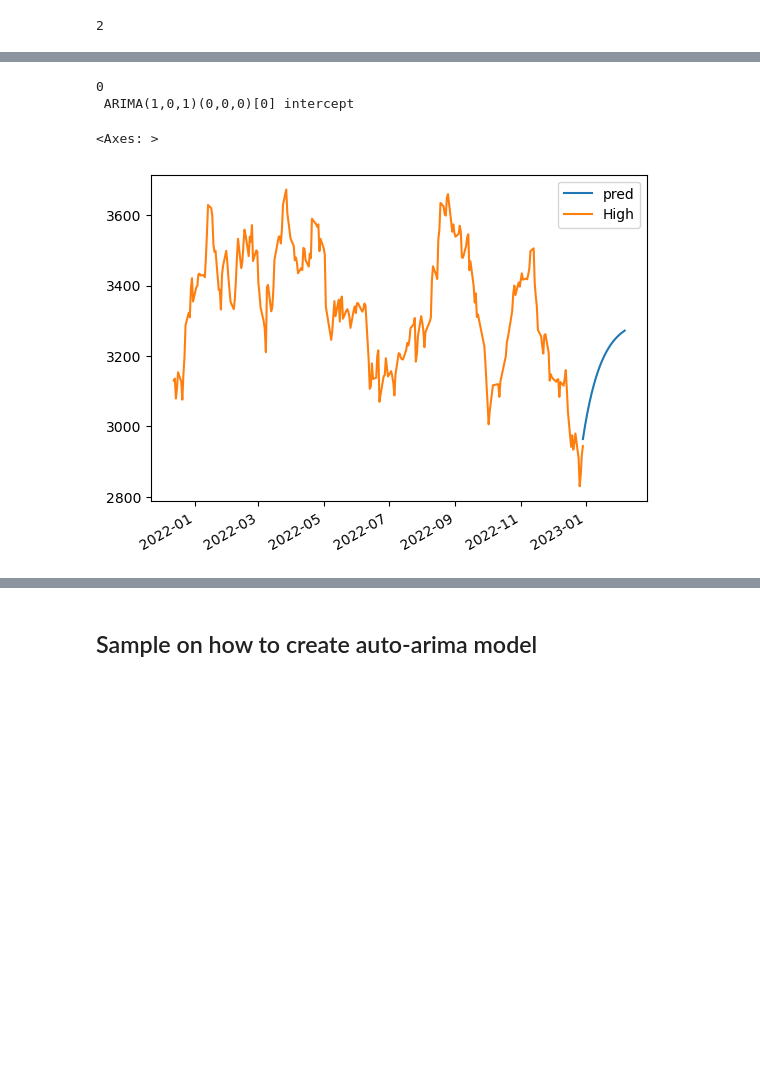
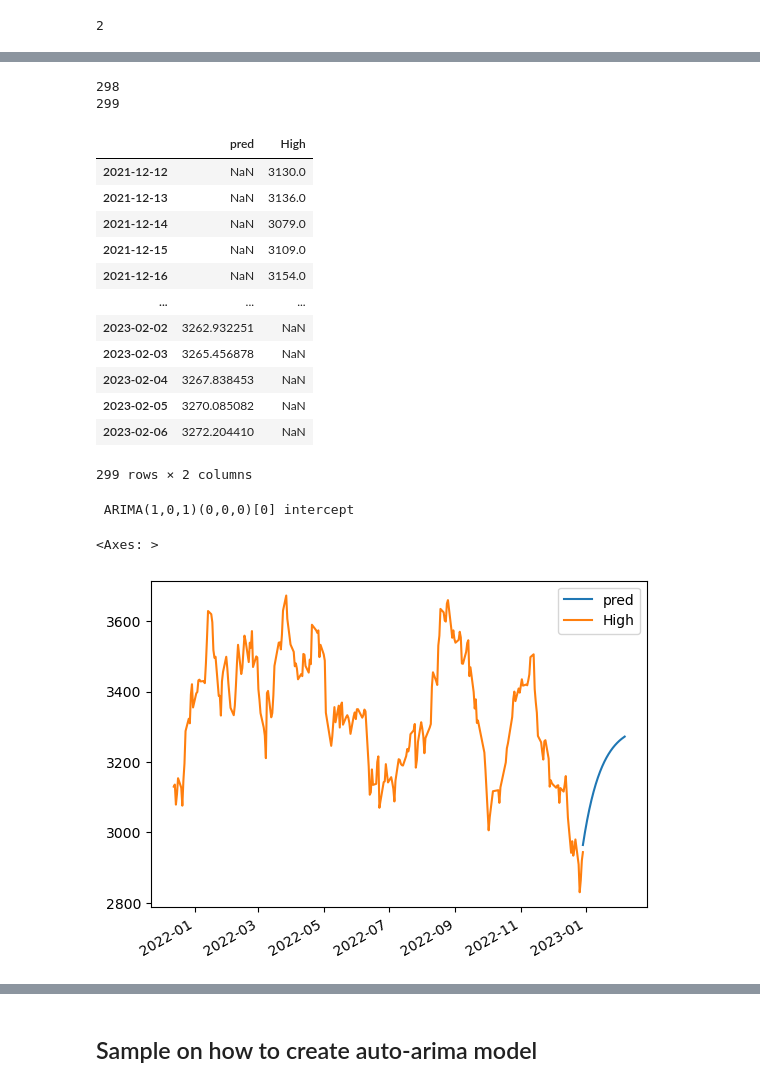
Before and after one commit to barakdiker123/nbdev_second_project, a Jupyter notebook: nbs/00_core.ipynb, the cells around one changed output, grey strips where cells are left out. Drawn from its saved outputs; the diff is of its cells as text; code cells hidden in the pictures; blank space fills up the shorter version.

```diff
--- a/nbs/00_core.ipynb
+++ b/nbs/00_core.ipynb
@@ -81,13 +81,13 @@ def create_auto_arima_prediction(series_data, prediction_depth=30):
     df_train = df_train['High']
     df_test = df_test['High']
 
-    print(df_train.isna().sum())
+    #print(df_train.isna().sum())
 
     # Doesn't work very well , Trying to Autocreate the arima parameters
     #auto_arima = pm.auto_arima(df_train.to_numpy())
 
     auto_arima = pm.auto_arima(df_train.to_numpy(), start_p=1, start_q=1, d=0, max_p=5, max_q=5,
-                      out_of_sample_size=10, suppress_warnings=True,
+                      out_of_sample_size=10, suppress_warnings=False,
                       stepwise=True, error_action='ignore')
 
     forecast_test_auto = auto_arima.predict(n_periods=len(df_test))
@@ -113,3 +113,15 @@ def create_auto_arima_prediction_future_2(series_data,future=40):
     temp_series=pd.concat([temp_series,pd.Series([None]*future , index=pd.date_range(series_data.index[-1], freq='D', periods=future))])
     auto_pred = create_auto_arima_prediction(temp_series,future)
     return auto_pred
+# %%
+#| export
+def create_dataframe_with_series(func , series_data):
+    pred_series = func(series_data)
+    df = pd.DataFrame()
+    df['pred'] = pred_series
+    df['High'] = series_data
+    return df
+# %%
+#| hide
+df = create_dataframe_with_series(create_auto_arima_prediction_future_2 , series_data['High'])
+df.plot()
@@ -116,3 +132,25 @@ def create_auto_arima_prediction_future_2(series_data,future=40):
+# %%
+
+nan_rows = df.isna().any(axis=1).sum()
+print(nan_rows)
+print(len(df))
+df
+# %% [output]
+298
+299
+|  | pred | High |
+| 2021-12-12 | NaN | 3130.0 |
+| 2021-12-13 | NaN | 3136.0 |
+| 2021-12-14 | NaN | 3079.0 |
+| 2021-12-15 | NaN | 3109.0 |
+| 2021-12-16 | NaN | 3154.0 |
+| ... | ... | ... |
+| 2023-02-02 | 3262.932251 | NaN |
+| 2023-02-03 | 3265.456878 | NaN |
+| 2023-02-04 | 3267.838453 | NaN |
+| 2023-02-05 | 3270.085082 | NaN |
+| 2023-02-06 | 3272.204410 | NaN |
+299 rows × 2 columns
 # %%
 #| hide
 pred_series = create_auto_arima_prediction_future_2(series_data['High'])
@@ -123,7 +161,6 @@ df['High'] = series_data['High']
 
 df.plot()
 # %% [output]
-0
  ARIMA(1,0,1)(0,0,0)[0] intercept
 <Axes: >
 [figure]
```
Also changed, not shown: parts of 2 cells of this notebook, 5 other files.
